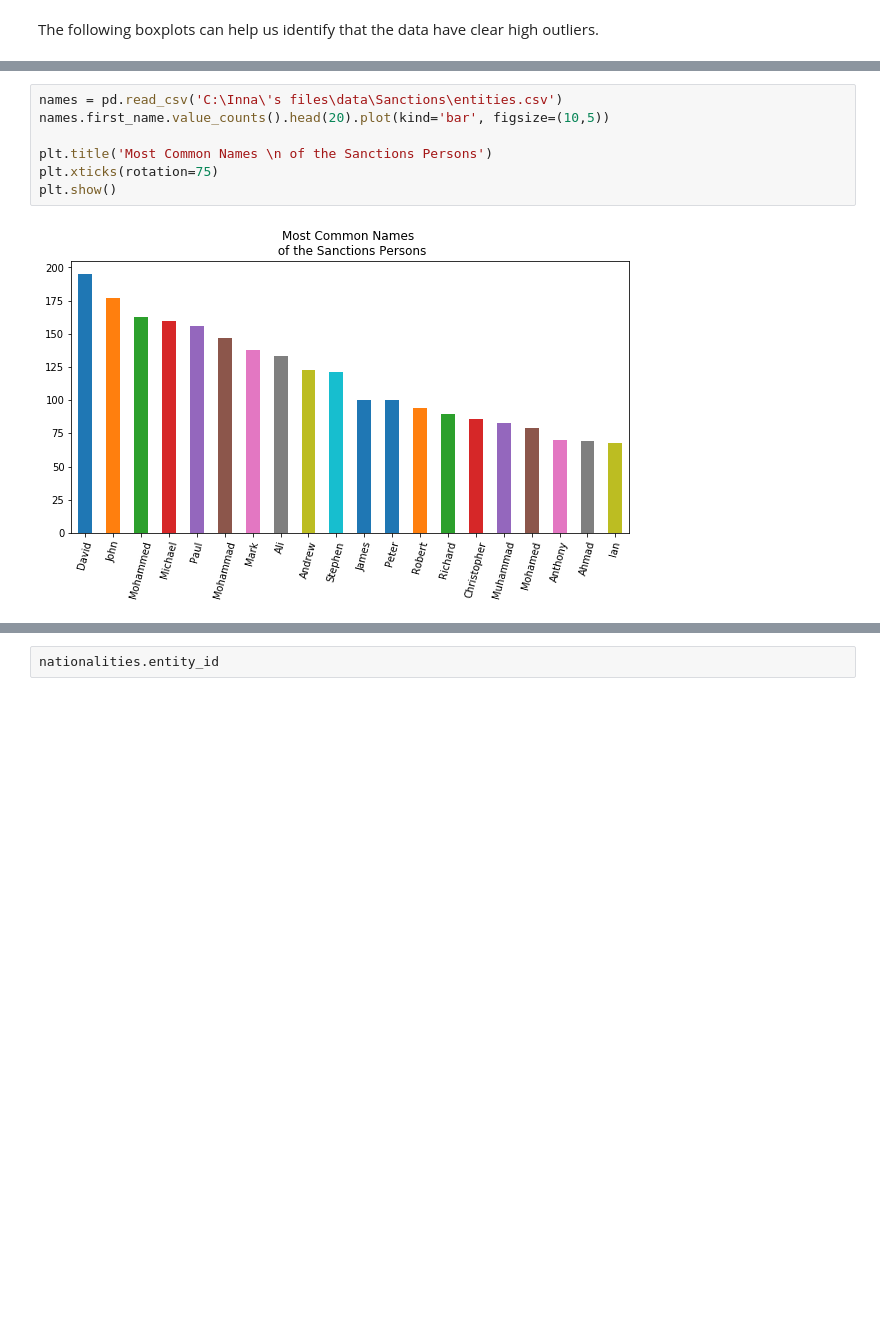
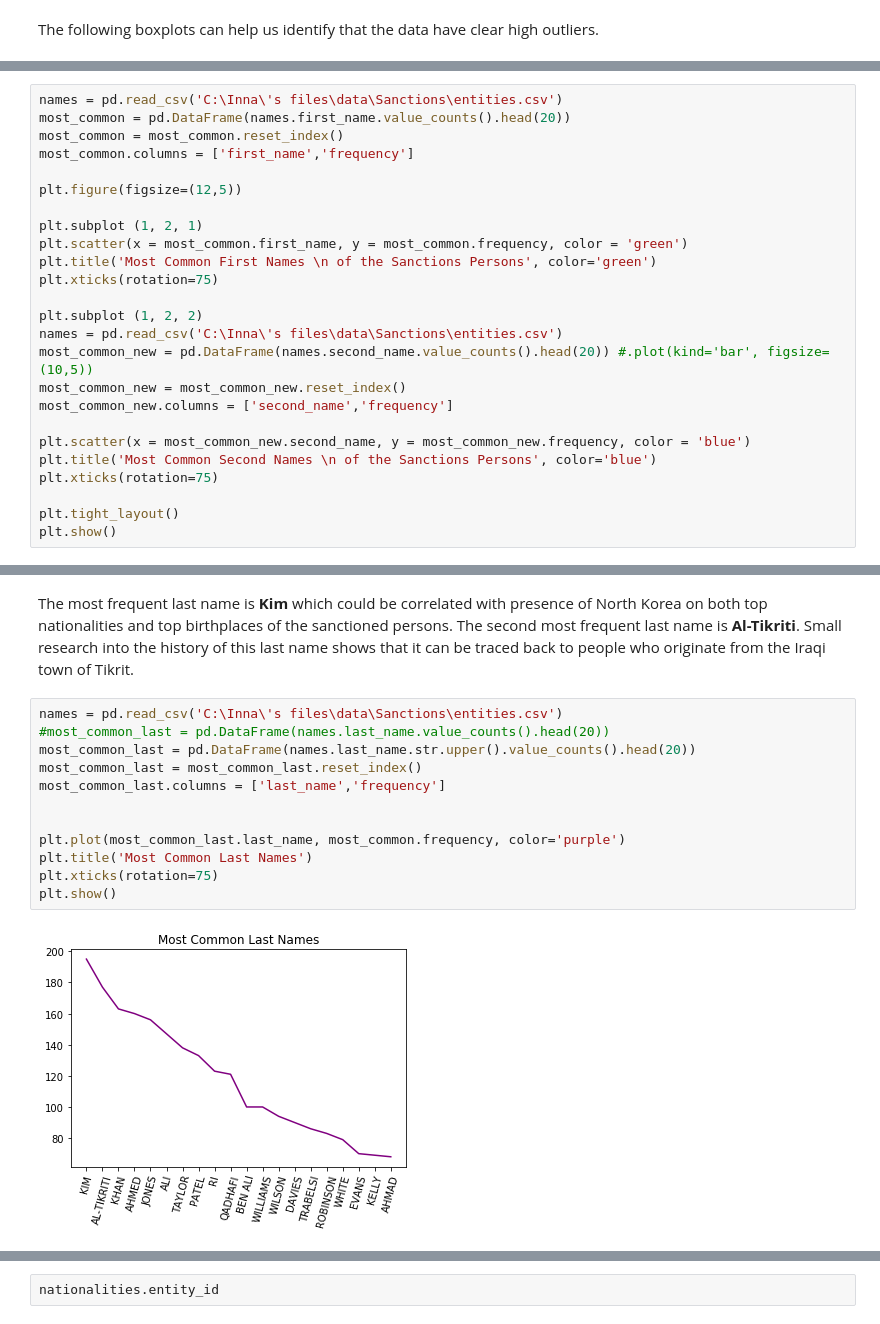
Before and after one commit to innawendell/Describing-Data-, a Jupyter notebook: Challenge_redone.ipynb, the cells around one changed output, grey strips where cells are left out. Drawn from its saved outputs; the diff is of its cells as text; blank space fills up the shorter version.

```diff
--- a/Challenge_redone.ipynb
+++ b/Challenge_redone.ipynb
@@ -70,0 +82,25 @@ plt.show()
+# %%
+names = pd.read_csv('C:\Inna\'s files\data\Sanctions\entities.csv')
+most_common = pd.DataFrame(names.first_name.value_counts().head(20))
+most_common = most_common.reset_index()
+most_common.columns = ['first_name','frequency']
+
+plt.figure(figsize=(12,5))
+
+plt.subplot (1, 2, 1)
+plt.scatter(x = most_common.first_name, y = most_common.frequency, color = 'green')
+plt.title('Most Common First Names \n of the Sanctions Persons', color='green')
+plt.xticks(rotation=75)
+
+plt.subplot (1, 2, 2)
+names = pd.read_csv('C:\Inna\'s files\data\Sanctions\entities.csv')
+most_common_new = pd.DataFrame(names.second_name.value_counts().head(20)) #.plot(kind='bar', figsize=(10,5))
+most_common_new = most_common_new.reset_index()
+most_common_new.columns = ['second_name','frequency']
+
+plt.scatter(x = most_common_new.second_name, y = most_common_new.frequency, color = 'blue')
+plt.title('Most Common Second Names \n of the Sanctions Persons', color='blue')
+plt.xticks(rotation=75)
+
+plt.tight_layout()
+plt.show()
@@ -71,11 +117,18 @@ plt.show()
+# %% [markdown]
+The most frequent last name is **Kim**  which could be correlated with presence of North Korea on both top nationalities and top birthplaces of the sanctioned persons. The second most frequent last name is **Al-Tikriti**. Small research into the history of this last name shows that it can be traced back to people who originate from the Iraqi town of Tikrit.
 # %%
 names = pd.read_csv('C:\Inna\'s files\data\Sanctions\entities.csv')
-names.first_name.value_counts().head(20).plot(kind='bar', figsize=(10,5))
+#most_common_last = pd.DataFrame(names.last_name.value_counts().head(20))
+most_common_last = pd.DataFrame(names.last_name.str.upper().value_counts().head(20))
+most_common_last = most_common_last.reset_index()
+most_common_last.columns = ['last_name','frequency']
 
-plt.title('Most Common Names \n of the Sanctions Persons')
+
+plt.plot(most_common_last.last_name, most_common.frequency, color='purple')
+plt.title('Most Common Last Names')
 plt.xticks(rotation=75)
 plt.show()
 # %% [output]
-[figure, old version]
+[figure, new version]
 # %%
 only_GB = nationalities.loc[lambda df: nationalities['country_code'] == 'GB', :]
```
Also changed, not shown: parts of 11 cells of this notebook.
